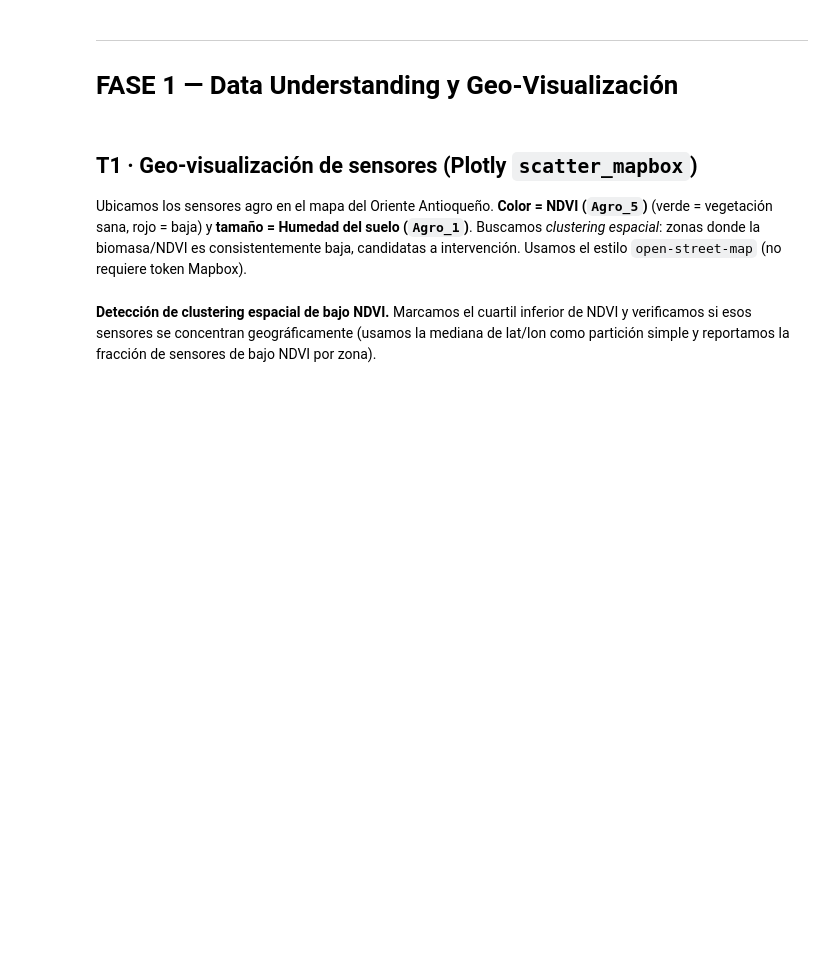
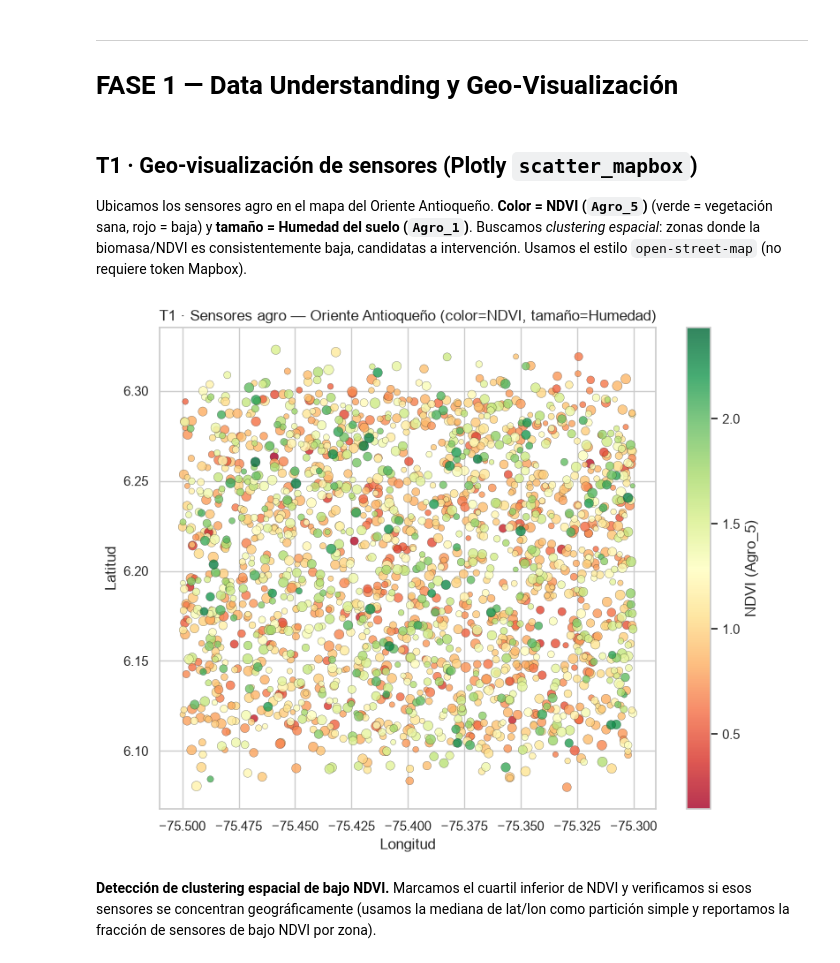
Before and after one commit to santiagovelcasallas/Challenge03_techlogistics-GomezVelez, a Jupyter notebook: notebooks/challenge02_analitica_multidimensional.ipynb, the cells around one changed output. Saved outputs shown, nothing was run; the diff lists cells and outputs as text; code cells hidden in the pictures; blank space fills up the shorter version.

```diff
--- a/notebooks/challenge02_analitica_multidimensional.ipynb
+++ b/notebooks/challenge02_analitica_multidimensional.ipynb
@@ -93,23 +128,29 @@ Ubicamos los sensores agro en el mapa del Oriente Antioqueño. **Color = NDVI (`
 Buscamos *clustering espacial*: zonas donde la biomasa/NDVI es consistentemente baja,
 candidatas a intervención. Usamos el estilo `open-street-map` (no requiere token Mapbox).
 # %%
+# Figura interactiva Plotly (mapa real OpenStreetMap) para exploración en el notebook
 fig_geo = viz_utils.geo_sensor_map(
     agro_noise, color="Agro_5", size="Agro_1",
     color_label="NDVI (Agro_5)", size_label="Humedad (Agro_1)",
     title="T1 · Sensores agro — NDVI (color) y Humedad (tamaño)",
 )
-try:
-    viz_utils.save_plotly(fig_geo, FIGS / "t1_geo_ndvi.png")
-    print("Figura exportada: figures/t1_geo_ndvi.png")
-except Exception as e:
-    print("No se pudo exportar PNG con kaleido, se guarda fallback matplotlib:", e)
-    plt.figure(figsize=(8, 6))
-    sc = plt.scatter(agro_noise["Longitude"], agro_noise["Latitude"],
-                     c=agro_noise["Agro_5"], s=20, cmap="RdYlGn")
-    plt.colorbar(sc, label="NDVI"); plt.xlabel("Longitud"); plt.ylabel("Latitud")
-    plt.title("T1 · Sensores agro (fallback)"); viz_utils.savefig(FIGS / "t1_geo_ndvi.png")
-    plt.close()
-fig_geo.show()
+
+# PNG de evidencia con matplotlib (export estático fiable, sin dependencia de kaleido,
+# que en Windows puede bloquear el kernel). Tamaño del marcador = Humedad normalizada.
+_sz = 12 + 60 * (agro_noise["Agro_1"] - agro_noise["Agro_1"].min()) / \
+      (agro_noise["Agro_1"].max() - agro_noise["Agro_1"].min())
+fig, ax = plt.subplots(figsize=(8, 6.5))
+sc = ax.scatter(agro_noise["Longitude"], agro_noise["Latitude"],
+                c=agro_noise["Agro_5"], s=_sz, cmap="RdYlGn",
+                alpha=0.8, edgecolor="k", linewidth=0.2)
+ax.set_xlabel("Longitud"); ax.set_ylabel("Latitud")
+ax.set_title("T1 · Sensores agro — Oriente Antioqueño (color=NDVI, tamaño=Humedad)")
+plt.colorbar(sc, label="NDVI (Agro_5)")
+fig.tight_layout(); viz_utils.savefig(FIGS / "t1_geo_ndvi.png"); plt.show()
+
+fig_geo.show()  # versión interactiva (Plotly scatter_mapbox)
+# %% [output]
+[figure, added]
 # %% [markdown]
 **Detección de clustering espacial de bajo NDVI.** Marcamos el cuartil inferior de NDVI
 y verificamos si esos sensores se concentran geográficamente (usamos la mediana de
```
Also changed, not shown: parts of 28 cells of this notebook, 1 other file.
